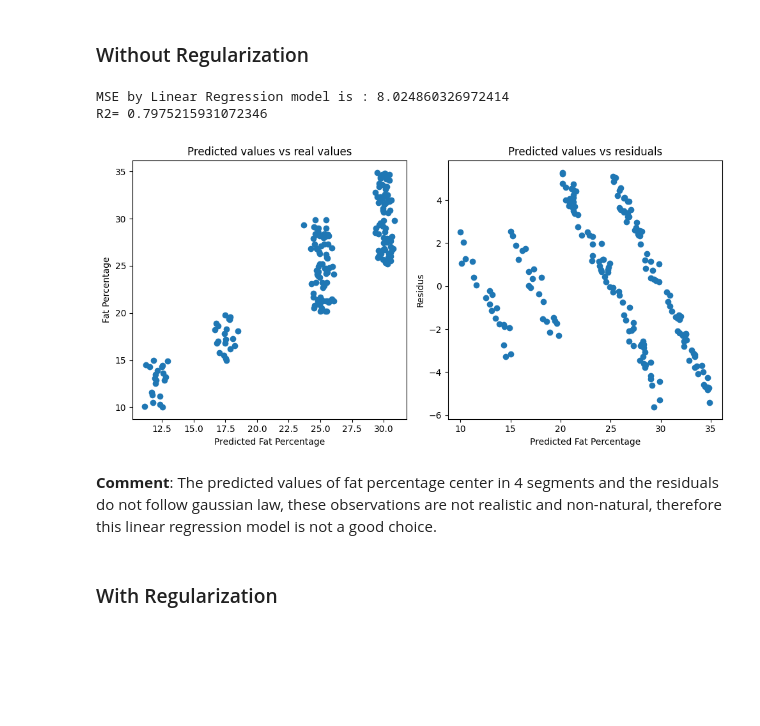
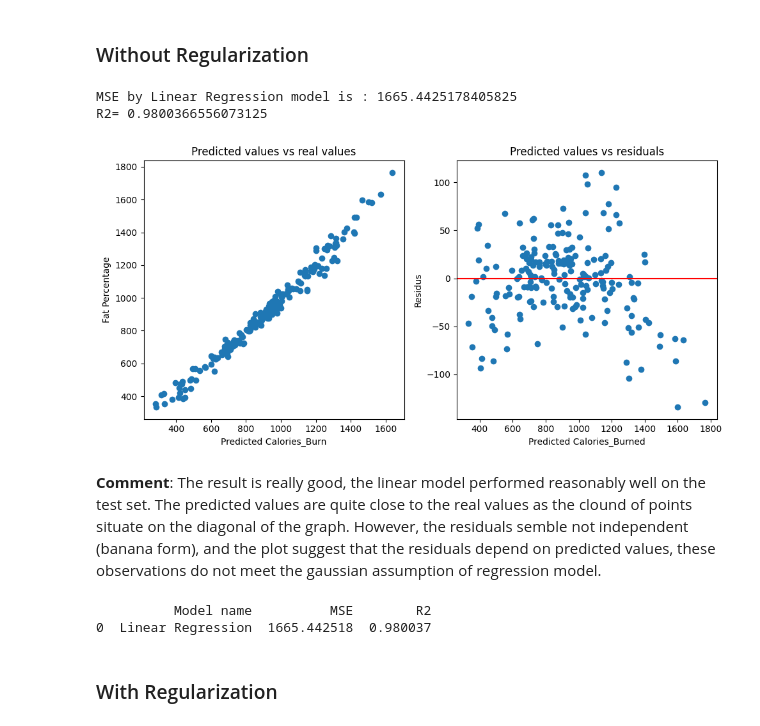
Before and after one commit to bao-do/4thY_MachineLearningProject, a Jupyter notebook: gym_python.ipynb, the cells around one changed output. Drawn from its saved outputs; the diff is of its cells as text; code cells hidden in the pictures; blank space fills up the shorter version.

```diff
--- a/gym_python.ipynb
+++ b/gym_python.ipynb
@@ -585,8 +585,8 @@ Index(['Age', 'Height', 'Max_BPM', 'Avg_BPM', 'Resting_BPM',
       dtype='object')
 # %%
 from sklearn.model_selection import train_test_split
-X = gymDum.drop(columns=['Fat_Percentage'])
-y = gymDum['Fat_Percentage']
+X = gymDum.drop(columns=['Calories_Burned'])
+y = gymDum['Calories_Burned']
 X_train,X_test,y_train,y_test = train_test_split(X,y,test_size=0.2,random_state=42)
 # %%
 from sklearn.preprocessing import StandardScaler
@@ -632,29 +632,42 @@ from sklearn.metrics import r2_score
 reg = LinearRegression()
 reg.fit(X_train,y_train)
 prev_reg = reg.predict(X_test)
-print("MSE by Linear Regression model is :",mean_squared_error(y_test,prev_reg))
-print("R2=",r2_score(y_test,prev_reg))
+mse_linear = mean_squared_error(y_test,prev_reg)
+r2_linear = r2_score(y_test,prev_reg)
+print("MSE by Linear Regression model is :",mse_linear)
+print("R2=",r2_linear)
 # %% [output]
-MSE by Linear Regression model is : 8.024860326972414
-R2= 0.7975215931072346
+MSE by Linear Regression model is : 1665.4425178405825
+R2= 0.9800366556073125
 # %%
+
 fig,axs = plt.subplots(1,2,figsize=(10,5))
 axs[0].scatter(prev_reg,y_test)
-axs[0].set_xlabel('Predicted Fat Percentage')
+axs[0].set_xlabel('Predicted Calories_Burn')
 axs[0].set_ylabel('Fat Percentage')
 axs[0].set_title('Predicted values vs real values')
 
 axs[1].scatter(y_test,prev_reg - y_test)
-axs[1].set_xlabel('Predicted Fat Percentage')
+axs[1].axhline(y=0.0,color='r',linestyle='-')
+axs[1].set_xlabel('Predicted Calories_Burned')
 axs[1].set_ylabel('Residus')
 axs[1].set_title('Predicted values vs residuals')
 
 plt.tight_layout()
 plt.show()
 # %% [output]
-[figure, old version]
+[figure, new version]
 # %% [markdown]
-**Comment**: The predicted values of fat percentage center in 4 segments and the residuals do not follow gaussian law, these observations are not realistic and non-natural, therefore this linear regression model is not a good choice.
+**Comment**: The result is really good, the linear model performed reasonably well on the test set. The predicted values are quite close to the real values as the clound of points situate on the diagonal of the graph. However, the residuals semble not independent (banana form), and the plot suggest that the residuals depend on predicted values, these observations do not meet the gaussian assumption of regression model.
+# %%
+# Create a table of stock the performance of models
+
+performance = pd.DataFrame(columns=['Model name','MSE','R2'])
+performance.loc[len(performance)] = {'Model name':'Linear Regression','MSE':mse_linear,'R2':r2_linear}
+print(performance)
+# %% [output]
+          Model name          MSE        R2
+0  Linear Regression  1665.442518  0.980037
 # %% [markdown]
 ### With Regularization
 # %% [markdown]
```
Also changed, not shown: parts of 16 cells of this notebook.
